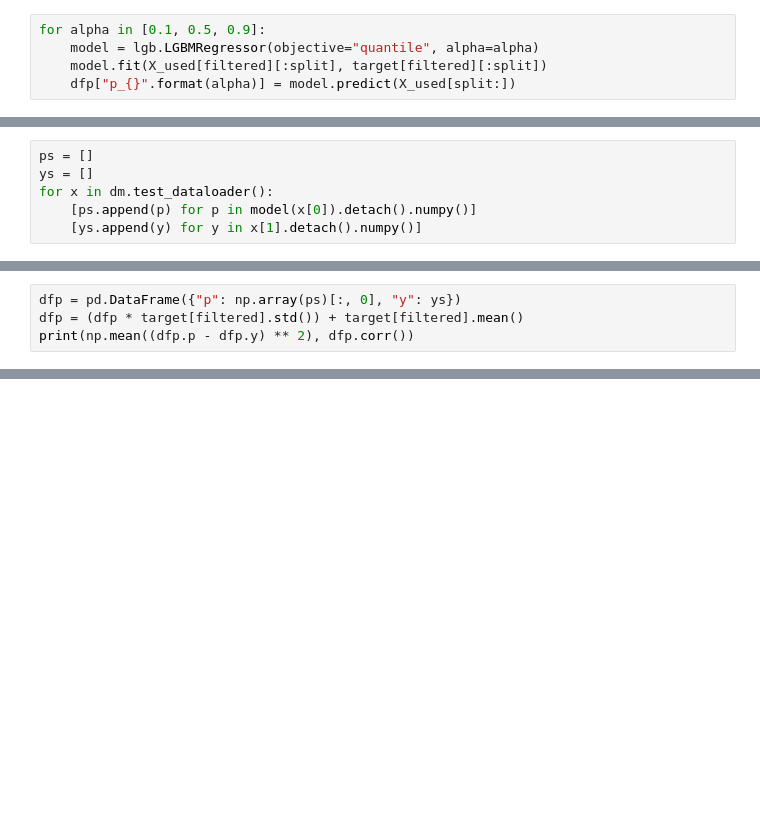
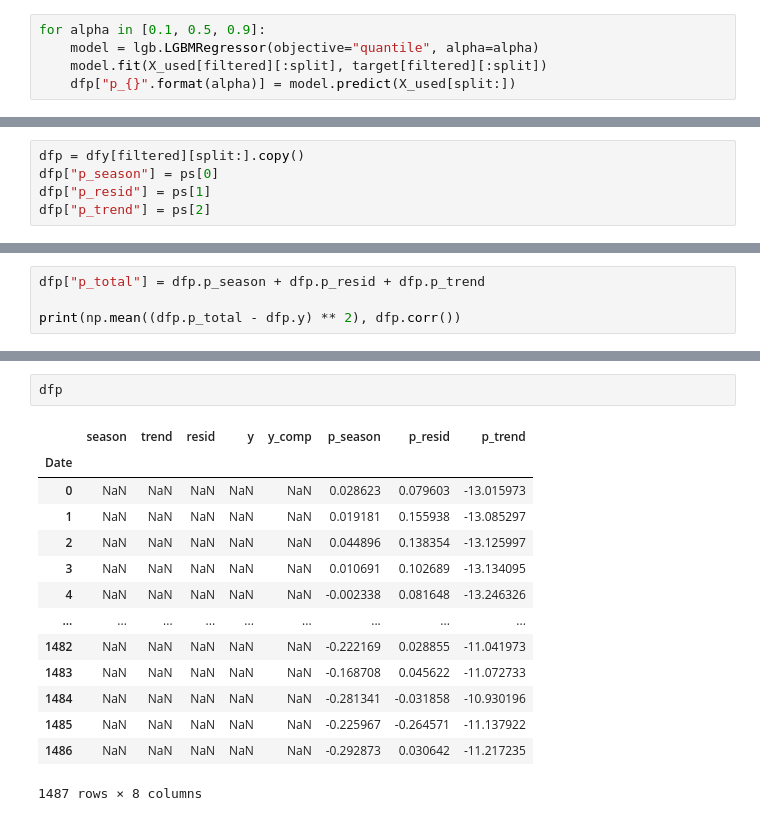
Before and after one commit to thomas-wsbd/acea-water-prediction, a Jupyter notebook: features.ipynb, the cells around one changed output, grey strips where cells are left out. Drawn from its saved outputs; the diff is of its cells as text; blank space fills up the shorter version.

```diff
--- a/features.ipynb
+++ b/features.ipynb
@@ -183,6 +172,0 @@ trainer.fit(model, dm)
-# %%
-ps = []
-ys = []
-for x in dm.test_dataloader():
-    [ps.append(p) for p in model(x[0]).detach().numpy()]
-    [ys.append(y) for y in x[1].detach().numpy()]
@@ -192,0 +173,5 @@ x[0].shape, x[1].shape
+# %%
+dfp = dfy[filtered][split:].copy()
+dfp["p_season"] = ps[0]
+dfp["p_resid"] = ps[1]
+dfp["p_trend"] = ps[2]
@@ -193,5 +183,5 @@ x[0].shape, x[1].shape
 # %%
-dfp = pd.DataFrame({"p": np.array(ps)[:, 0], "y": ys})
-dfp = (dfp * target[filtered].std()) + target[filtered].mean()
-print(np.mean((dfp.p - dfp.y) ** 2), dfp.corr())
+dfp["p_total"] = dfp.p_season + dfp.p_resid + dfp.p_trend
+
+print(np.mean((dfp.p_total - dfp.y) ** 2), dfp.corr())
 # %% [output]
@@ -200,0 +205,17 @@ y  0.601172  1.000000
+# %%
+dfp
+# %% [output]
+|  | season | trend | resid | y | y_comp | p_season | p_resid | p_trend |
+| Date |  |  |  |  |  |  |  |  |
+| 0 | NaN | NaN | NaN | NaN | NaN | 0.028623 | 0.079603 | -13.015973 |
+| 1 | NaN | NaN | NaN | NaN | NaN | 0.019181 | 0.155938 | -13.085297 |
+| 2 | NaN | NaN | NaN | NaN | NaN | 0.044896 | 0.138354 | -13.125997 |
+| 3 | NaN | NaN | NaN | NaN | NaN | 0.010691 | 0.102689 | -13.134095 |
+| 4 | NaN | NaN | NaN | NaN | NaN | -0.002338 | 0.081648 | -13.246326 |
+| ... | ... | ... | ... | ... | ... | ... | ... | ... |
+| 1482 | NaN | NaN | NaN | NaN | NaN | -0.222169 | 0.028855 | -11.041973 |
+| 1483 | NaN | NaN | NaN | NaN | NaN | -0.168708 | 0.045622 | -11.072733 |
+| 1484 | NaN | NaN | NaN | NaN | NaN | -0.281341 | -0.031858 | -10.930196 |
+| 1485 | NaN | NaN | NaN | NaN | NaN | -0.225967 | -0.264571 | -11.137922 |
+| 1486 | NaN | NaN | NaN | NaN | NaN | -0.292873 | 0.030642 | -11.217235 |
+1487 rows × 8 columns
```
Also changed, not shown: parts of 18 cells of this notebook.
